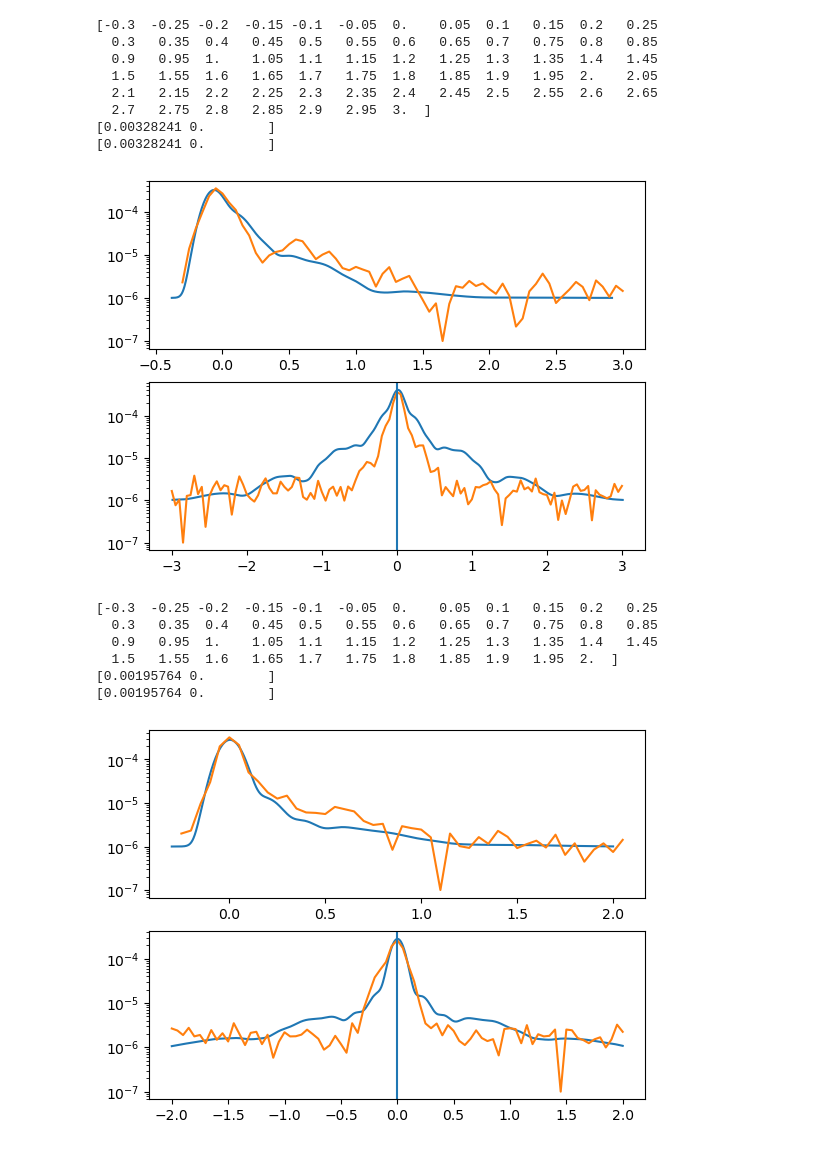
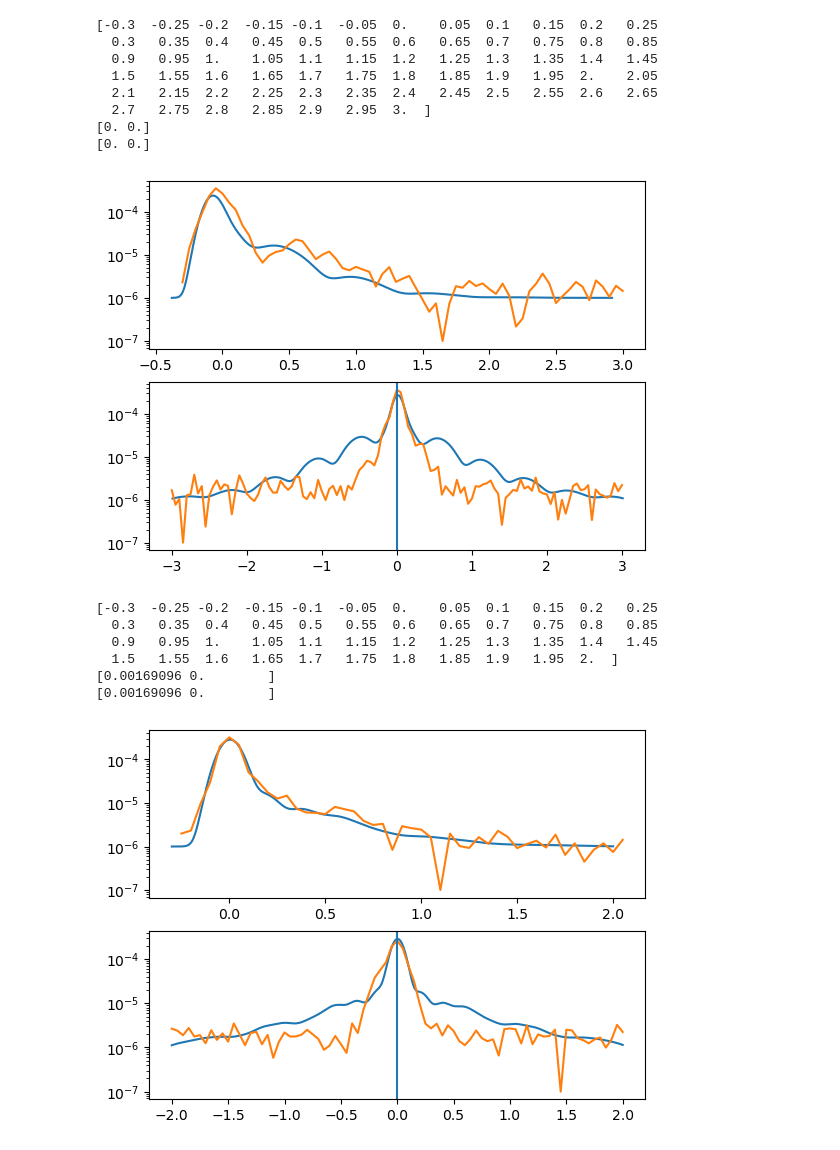
Before and after one commit to MTLphys/FittingFunctions, a Jupyter notebook: TestingFitts.ipynb, the cells around one changed output. Saved outputs shown, nothing was run; the diff lists cells and outputs as text; code cells hidden in the pictures.

```diff
--- a/TestingFitts.ipynb
+++ b/TestingFitts.ipynb
@@ -348,17 +359,17 @@ T3refdata = np.loadtxt(directory+T3reffile,delimiter=';')
 T12data   = np.loadtxt(directory+T12file,delimiter=';')
 print(T3refdata[:,0])
 
-ol21  = 0.005106105274637433#overlap of hh exciton state
-ol61  = 0.004500412836566266#overlap of lh exciton state
-oli21 = 0.0027391285884884238 #overlap of hh bound exciton state
-oli61 = 0.0028563666861149135#overlap of lh bound exciton state
-Ex1 =  c.e*0.0029/c.hbar#exciton splitting energy
-Ex2 =  c.e*0.006/c.hbar#Acceptor bound exciton splitting energy
-EB  = -c.e*0.020/c.hbar #Acceptor bound exciton binding energy
+ol21 = 0.004583393853695028
+ol61 = 0.0051686381364670205
+oli21 = 0.00285727784847438
+oli61 = 0.0025499439298581617
+#Ex1 =  c.e*0.0029/c.hbar#exciton splitting energy
+#Ex2 =  c.e*0.006/c.hbar#Acceptor bound exciton splitting energy
+#EB  = -c.e*0.020/c.hbar #Acceptor bound exciton binding energy
 gm21  = 3.5e12#hh Exciton dephasing rate /s <-Fit Parameter
 gm61  = 3.5e12#lh Exciton dephasing rate /s <-Fit Parameter
-gmi21 = 0.5e12#Impurity bound hh Exciton dephasing rate /s <-Fit Parameter
-gmi61 = 0.5e12#Impurity bound lh Exciton dephasing rate /s <-Fit Parameter
+gmi21 = 1.5e12#Impurity bound hh Exciton dephasing rate /s <-Fit Parameter
+gmi61 = 1.5e12#Impurity bound lh Exciton dephasing rate /s <-Fit Parameter
 K = 0.8e-112#
 Ad = 2.5e-3
 p0 = [Ex1   ,Ex2   , # 0,1
@@ -416,14 +435,13 @@ T3refdata = np.loadtxt(directory+T3reffile,delimiter=';')
 T12data   = np.loadtxt(directory+T12file,delimiter=';')
 print(T3refdata[:,0])
 
-
-ol21 = 0.0032824135457656307#overlap of hh exciton state
-ol61 = 0.0028007880781078416#overlap of lh exciton state
-oli21 = 0.002724519155468913  #overlap of hh bound exciton state
-oli61 = 0.002437031298974907#overlap of lh bound exciton state
-Ex1 =  c.e*0.0029/c.hbar#exciton splitting energy
-Ex2 =  c.e*0.0050/c.hbar#Acceptor bound exciton splitting energy
-EB  = -c.e*0.020/c.hbar #Acceptor bound exciton binding energy
+ol21 = 0.00#28636887662351427
+ol61 = 0.00#3335572175412381
+oli21 = 0.002411130997663633
+oli61 = 0.002836329262567219
+#Ex1 =  c.e*0.0029/c.hbar#exciton splitting energy
+#Ex2 =  c.e*0.0050/c.hbar#Acceptor bound exciton splitting energy
+#EB  = -c.e*0.020/c.hbar #Acceptor bound exciton binding energy
 gm21  = 3.5e12#hh Exciton dephasing rate /s <-Fit Parameter
 gm61  = 3.5e12#lh Exciton dephasing rate /s <-Fit Parameter
 gmi21 = 1.5e12#Impurity bound hh Exciton dephasing rate /s <-Fit Parameter
@@ -448,36 +466,36 @@ sf = np.vstack([t*1e12-4.05,Pv+2e-6])
 
 fig,axs = plt.subplots(2)
 axs[0].set_yscale('log')
 axs[1].set_yscale('log')
 axs[0].plot(t*1e12-4.08,Pv+1e-6)
 axs[0].plot(T3refdata[:,0]+.00,T3refdata[:,1])
 
 
 
 tau = T12data[:,0]*1e-12
 tau = np.linspace(tau[0],tau[-1],1000)
 t = 4.02e-12
 dtau = tau[1]-tau[0]
 tau0 =(tau[-1]+tau[0])/2
 Pv = fftconvolve(fitfunctt(t,*p0,tau=tau),dtau*gauss(tau,.14e-12/2.355,tau0),mode='same')
 sf=np.vstack([sf,tau*1e12+.01])
 sf=np.vstack([sf,Pv+2e-6])
 axs[1].plot(tau*1e12+.01,Pv+1e-6)
 axs[1].plot(T12data[0:,0],T12data[0:,1])
 axs[1].axvline(0)
 tau = 0e-12
 plt.show()
 np.savetxt(directory+outputfile,sf.transpose(),delimiter=';')
 # %% [output]
 [-0.3  -0.25 -0.2  -0.15 -0.1  -0.05  0.    0.05  0.1   0.15  0.2   0.25
   0.3   0.35  0.4   0.45  0.5   0.55  0.6   0.65  0.7   0.75  0.8   0.85
   0.9   0.95  1.    1.05  1.1   1.15  1.2   1.25  1.3   1.35  1.4   1.45
   1.5   1.55  1.6   1.65  1.7   1.75  1.8   1.85  1.9   1.95  2.    2.05
   2.1   2.15  2.2   2.25  2.3   2.35  2.4   2.45  2.5   2.55  2.6   2.65
   2.7   2.75  2.8   2.85  2.9   2.95  3.  ]
-[0.00328241 0.        ]
-[0.00328241 0.        ]
+[0. 0.]
+[0. 0.]
-[figure, old version]
+[figure, new version]
 # %%
 #fit for 840
 import os
@@ -495,14 +513,14 @@ T3refdata = np.loadtxt(directory+T3reffile,delimiter=';')
 T12data   = np.loadtxt(directory+T12file,delimiter=';')
 print(T3refdata[:,0])
 
-ol21 = 0.001957635017853596#overlap of hh exciton state
-ol61 = 0.0016516958534117882#overlap of lh exciton state
-oli21 = 0.0019700672857508837 #overlap of hh bound exciton state
-oli61 =0.001592101809506866 #overlap of lh bound exciton state
+ol21 = 0.001690955596621561
+ol61 = 0.001992215821843735
+oli21 = 0.0015651760064151043
+oli61 = 0.00224984665725719
 
-Ex1 =  c.e*0.0029/c.hbar#exciton splitting energy
-Ex2 =  c.e*0.005/c.hbar#Acceptor bound exciton splitting energy
-EB  = -c.e*0.02/c.hbar #Acceptor bound exciton binding energy
+#Ex1 =  c.e*0.0029/c.hbar#exciton splitting energy
+#Ex2 =  c.e*0.007/c.hbar#Acceptor bound exciton splitting energy
+#EB  = -c.e*0.02/c.hbar #Acceptor bound exciton binding energy
 gm21  = 3.5e12#hh Exciton dephasing rate /s <-Fit Parameter
 gm61  = 3.5e12#lh Exciton dephasing rate /s <-Fit Parameter
 gmi21 = 1.5e12#Impurity bound hh Exciton dephasing rate /s <-Fit Parameter
@@ -550,6 +568,6 @@ plt.show()
   0.3   0.35  0.4   0.45  0.5   0.55  0.6   0.65  0.7   0.75  0.8   0.85
   0.9   0.95  1.    1.05  1.1   1.15  1.2   1.25  1.3   1.35  1.4   1.45
   1.5   1.55  1.6   1.65  1.7   1.75  1.8   1.85  1.9   1.95  2.  ]
-[0.00195764 0.        ]
-[0.00195764 0.        ]
+[0.00169096 0.        ]
+[0.00169096 0.        ]
-[figure, old version]
+[figure, new version]
```
Also changed, not shown: parts of 5 cells of this notebook, 2 other files.
